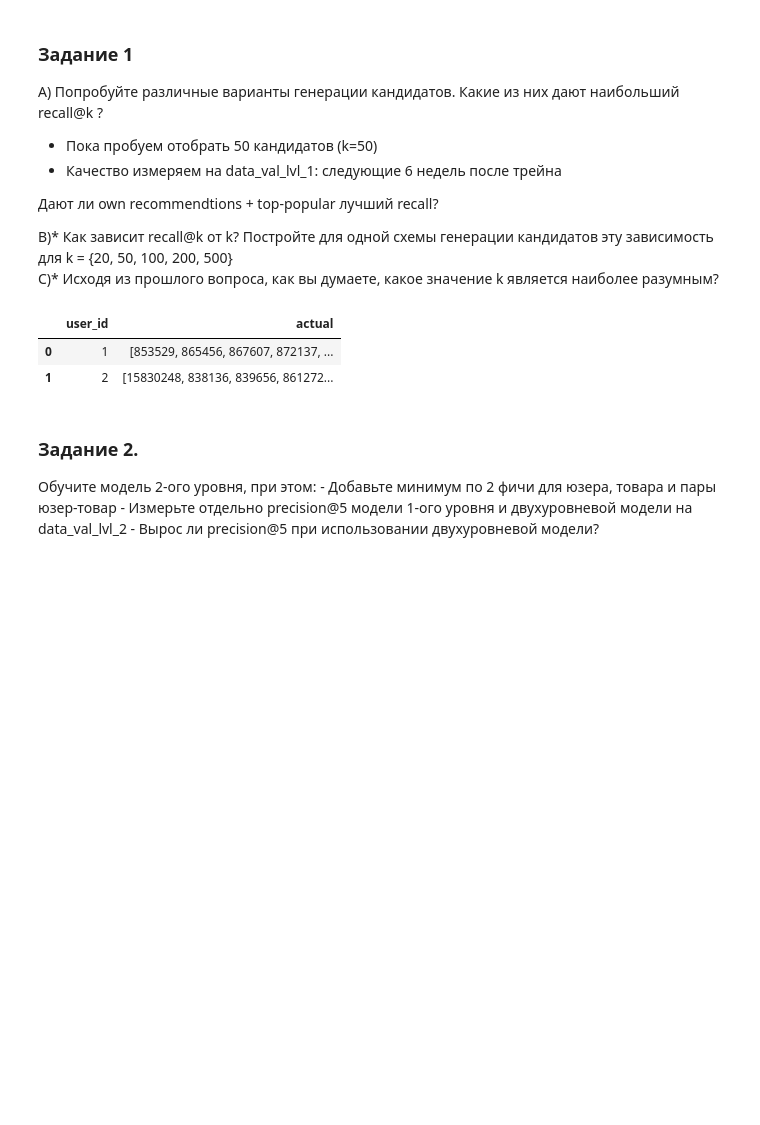
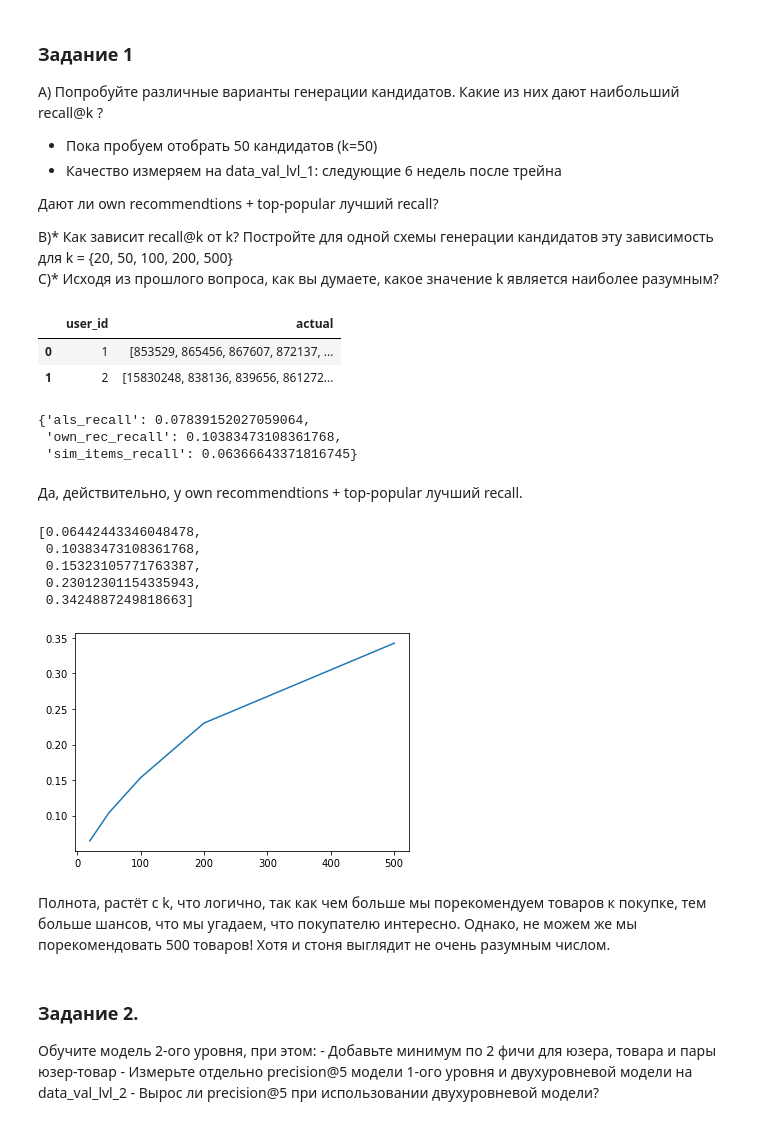
Before and after one commit to skyseedim/Rec_sys, a Jupyter notebook: HW_6/hw_webinar_6.ipynb, the cells around one changed output. Saved outputs shown, nothing was run; the diff lists cells and outputs as text; code cells hidden in the pictures; blank space fills up the shorter version.

```diff
--- a/HW_6/hw_webinar_6.ipynb
+++ b/HW_6/hw_webinar_6.ipynb
@@ -79,7 +79,7 @@ data_train_lvl_1.head(2)
 # %%
 n_items_before = data_train_lvl_1['item_id'].nunique()
 
-#data_train_lvl_1 = prefilter_items(data_train_lvl_1, item_features=item_features, take_n_popular=5000)
+data_train_lvl_1 = top_items(data_train_lvl_1, top_num=5000, fictive=-9) # top 5000 товаров
 
 n_items_after = data_train_lvl_1['item_id'].nunique()
 print('Decreased # items from {} to {}'.format(n_items_before, n_items_after))
@@ -130,6 +135,49 @@ result_lvl_1.head(2)
 | 1 | 2 | [15830248, 838136, 839656, 861272... |
 # %%
 # your_code
+# %%
+result_lvl_1.drop(1715, inplace=True)
+# %%
+result_lvl_1['als'] = result_lvl_1['user_id'].apply(lambda x: recommender.get_recommendation(x, N=50))
+score = {}
+score['als_recall'] = result_lvl_1.apply(lambda row: recall_at_k(row['als'], row['actual'], k=50), axis=1).mean()
+
+result_lvl_1['own_rec'] = result_lvl_1['user_id'].apply(lambda x: recommender.get_recommendation(x, N=50, similar_users=True))
+score['own_rec_recall'] = result_lvl_1.apply(lambda row: recall_at_k(row['own_rec'], row['actual'], k=50), axis=1).mean()
+
+result_lvl_1['sim_items'] = result_lvl_1['user_id'].apply(lambda x: recommender.get_similar_items_recommendation(x, N=50))
+score['sim_items_recall'] = result_lvl_1.apply(lambda row: recall_at_k(row['sim_items'], row['actual'], k=50), axis=1).mean()
+
+# result_lvl_1['sim_users'] = result_lvl_1['user_id'].apply(lambda x: recommender.get_similar_users_recommendation(x, N=50))
+# score['sim_users_recall'] = result_lvl_1.apply(lambda row: recall_at_k(row['sim_users'], row['actual'], k=50), axis=1).mean()
+# %%
+score
+# %% [output]
+{'als_recall': 0.07839152027059064,
+ 'own_rec_recall': 0.10383473108361768,
+ 'sim_items_recall': 0.06366643371816745}
+# %% [markdown]
+Да, действительно, у own recommendtions + top-popular лучший recall.
+# %%
+recall_k = []
+result_lvl_1['own_500'] = result_lvl_1['user_id'].apply(lambda x: recommender.get_recommendation(x, N=500, similar_users=True))
+for k in [20, 50, 100, 200, 500]:
+    recall_k.append(result_lvl_1.apply(lambda row: recall_at_k(row['own_500'], row['actual'], k=k), axis=1).mean())
+# %%
+recall_k
+# %% [output]
+[0.06442443346048478,
+ 0.10383473108361768,
+ 0.15323105771763387,
+ 0.23012301154335943,
+ 0.3424887249818663]
+# %%
+plt.plot([20, 50, 100, 200, 500], recall_k)
+plt.show()
+# %% [output]
+[figure, added]
+# %% [markdown]
+Полнота, растёт с k, что логично, так как чем больше мы порекомендуем товаров к покупке, тем больше шансов, что мы угадаем, что покупателю интересно. Однако, не можем же мы порекомендовать 500 товаров! Хотя и стоня выглядит не очень разумным числом.
 # %% [markdown]
 ### Задание 2.
 
```
Also changed, not shown: parts of 8 cells of this notebook, 1 other file.
